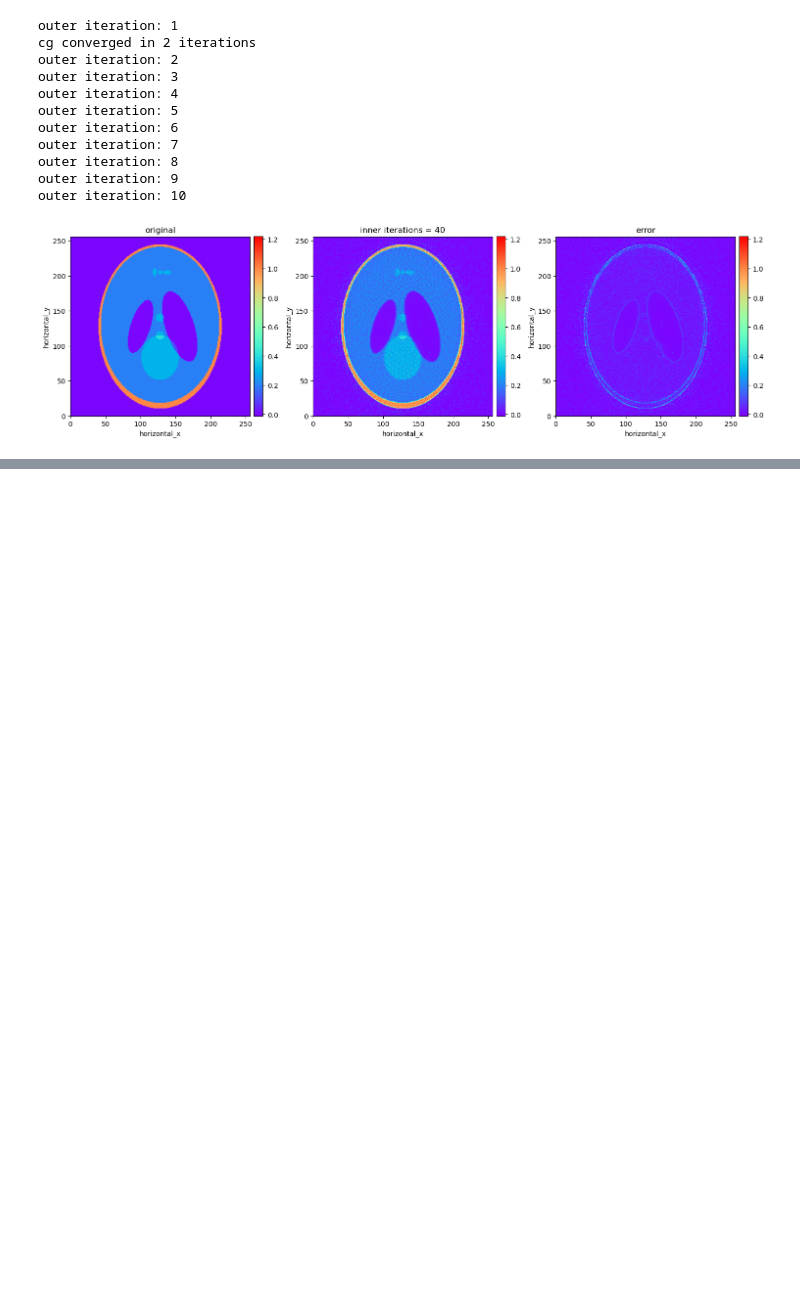
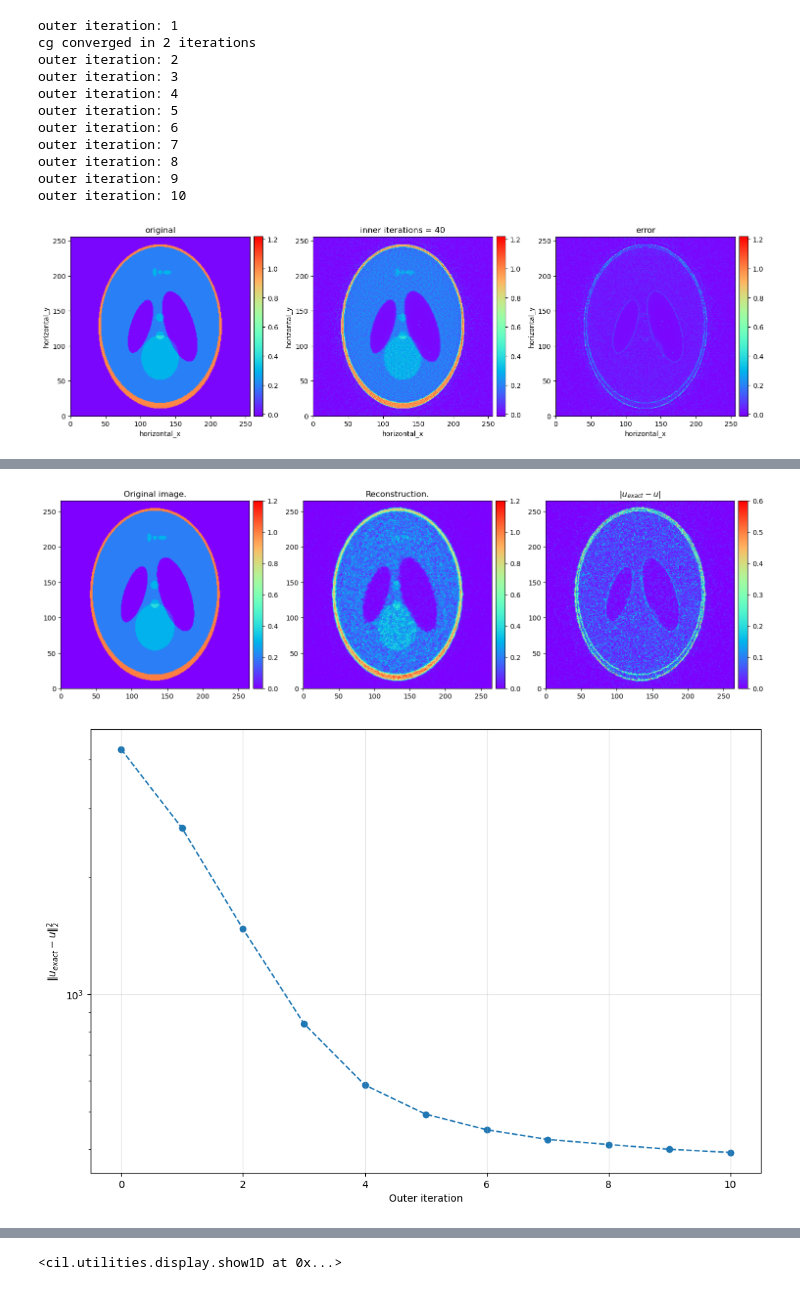
Before and after one commit to FemkeFJF/CIL-Demos, a Jupyter notebook: Femke/IRN/one_norm_regularisation/normalequations.ipynb, the cells around one changed output, grey strips where cells are left out. Cells and saved outputs as stored; diff of their text form; code cells hidden in the pictures; blank space fills up the shorter version.

```diff
--- a/Femke/IRN/one_norm_regularisation/normalequations.ipynb
+++ b/Femke/IRN/one_norm_regularisation/normalequations.ipynb
@@ -360,0 +665,18 @@ outer iteration: 10
+# %%
+import time
+sino_noise = add_poss_noise(20000, n_angles, n_pixels)
+A, sino, ig, ag, phantom = get_A(n_angles, n_pixels)
+
+tstart = time.time()
+sol, sol_err, conv_array, inner_iterationscounter = onenorm_normal(initial= ig.allocate(0),
+                                                                    inner_iter = 10,
+                                                                    outer_iter = 10,
+                                                                    A = A,
+                                                                    sino = sino_noise,
+                                                                    alpha = 0.0008,
+                                                                    er = None,
+                                                                    cg_tol = 1e-2,
+                                                                    exact = phantom)
+tend = time.time()
+
+print("time for computation:", tend-tstart)
@@ -360,0 +697,21 @@ outer iteration: 10
+# %%
+error = (phantom - sol).abs()
+show2D([phantom, sol.abs(), error], ['Original image.', 'Reconstruction.', '$|u_{exact} - u|$'],
+       cmap=cmap,
+       num_cols=3,
+       fix_range=[(0,1.2), (0,1.2), (0,0.6)],
+       axis_labels=('',''))
+
+x = np.linspace(0,len(sol_err) - 1, len(sol_err))
+
+plt.figure(figsize=(12,8))
+plt.semilogy(x, sol_err, linestyle='--')
+plt.ylabel('$\|u_{exact} - u\|_2^2$')
+plt.xlabel('Outer iteration')
+plt.scatter(x,sol_err)
+plt.grid(alpha=0.3)
+
+show1D([phantom, sol], dataset_labels=['Original', 'Reconstruction'])
+# %% [output]
+[figure, added]
+[figure, added]
@@ -360,0 +719 @@ outer iteration: 10
+<cil.utilities.display.show1D at 0x...>
```
Also changed, not shown: parts of 8 cells of this notebook, 3 other files.
